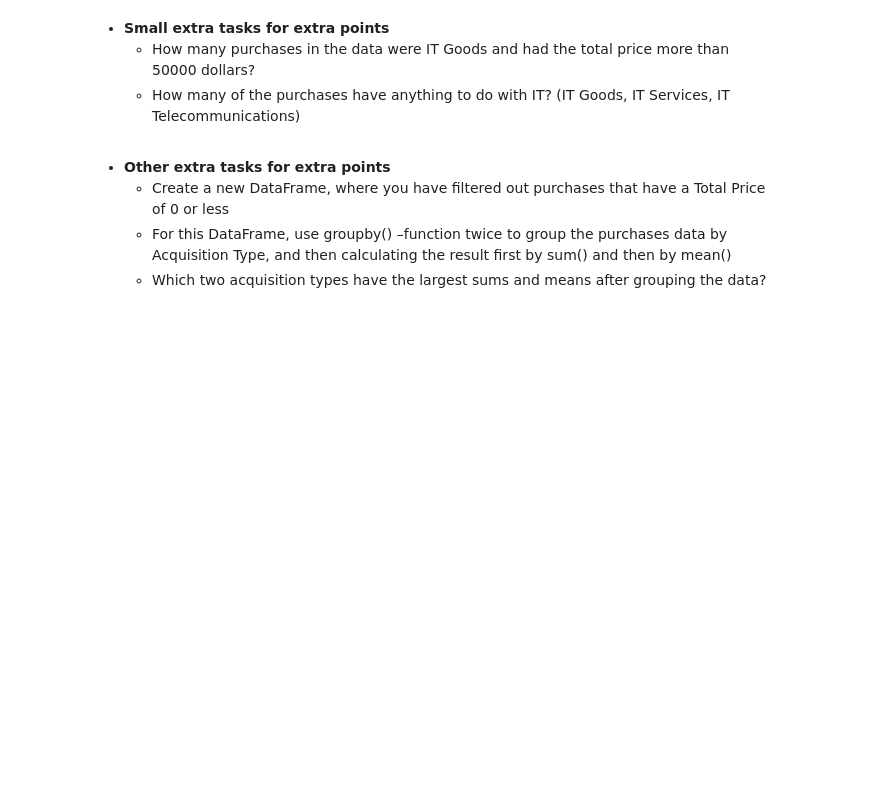
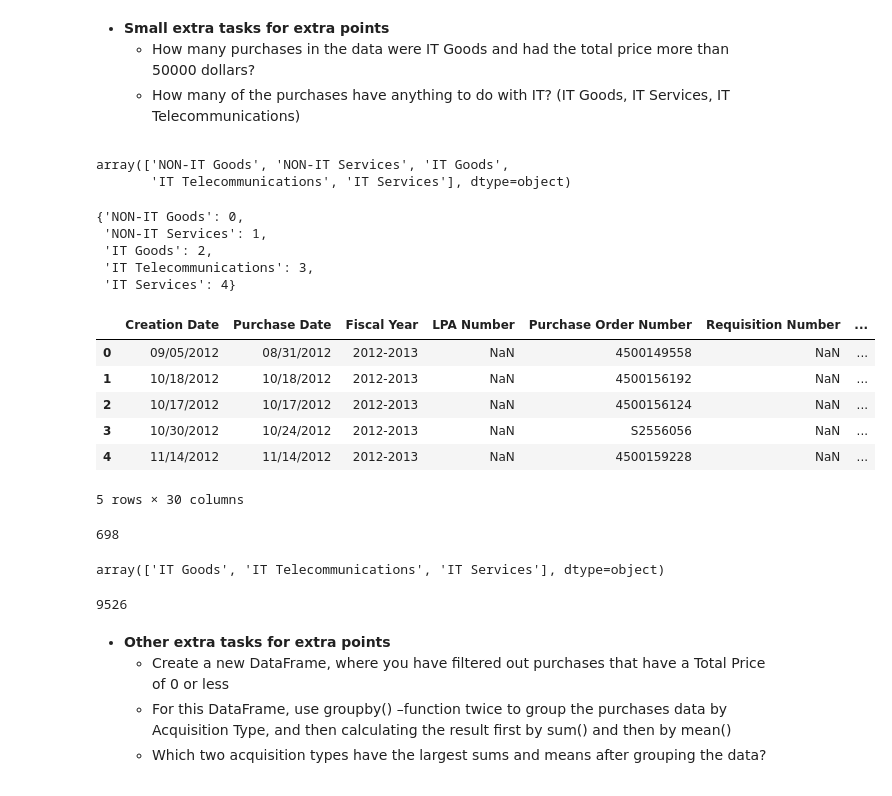
Before and after one commit to jtsillan/DataAnalytics, a Jupyter notebook: exercise_set_2/exercise_set_2.ipynb, the cells around one changed output. Drawn from its saved outputs; the diff is of its cells as text; code cells hidden in the pictures; blank space fills up the shorter version.

```diff
--- a/exercise_set_2/exercise_set_2.ipynb
+++ b/exercise_set_2/exercise_set_2.ipynb
@@ -359,3 +374,58 @@ common_3
+# %%
+# Extra Task
+# How many purchases in the data were IT Goods and had the total price more than 50000 dollars?
+# Check how many 'Acquisition Type' categories are there
+categories = df1['Acquisition Type'].unique()
+categories
+# %% [output]
+array(['NON-IT Goods', 'NON-IT Services', 'IT Goods',
+       'IT Telecommunications', 'IT Services'], dtype=object)
+# %%
+# Populate list with number values 0..4
+cat_values = [x for x in range(5)]
+# Create dictionary with ordinal category from categories and cat_values
+category_mapper = {categories[i]: cat_values[i] for i in range(len(categories))}
+# Check dictionary
+category_mapper
+# %% [output]
+{'NON-IT Goods': 0,
+ 'NON-IT Services': 1,
+ 'IT Goods': 2,
+ 'IT Telecommunications': 3,
+ 'IT Services': 4}
+# %%
+# Create new column for mapping 'Acquisition Type
+df1['Acquisition Value'] = df1['Acquisition Type'].replace(category_mapper)
+df1.head()
+# %% [output]
+|  | Creation Date | Purchase Date | Fiscal Year | LPA Number | Purchase Order Number | Requisition Number | ... |
+| 0 | 09/05/2012 | 08/31/2012 | 2012-2013 | NaN | 4500149558 | NaN | ... |
+| 1 | 10/18/2012 | 10/18/2012 | 2012-2013 | NaN | 4500156192 | NaN | ... |
+| 2 | 10/17/2012 | 10/17/2012 | 2012-2013 | NaN | 4500156124 | NaN | ... |
+| 3 | 10/30/2012 | 10/24/2012 | 2012-2013 | NaN | S2556056 | NaN | ... |
+| 4 | 11/14/2012 | 11/14/2012 | 2012-2013 | NaN | 4500159228 | NaN | ... |
+5 rows × 30 columns
+# %%
+# Now using mapping column query is possible
+purchases = df1.query("`Acquisition Value` == 2 and `Total Price` > 50000")
+# Print length of array
+len(purchases.index)
+# %% [output]
+698
+# %%
+# Extra Task
+# How many of the purchases have anything to do with IT?
+# (IT Goods, IT Services, IT Telecommunications)
+it_purchases = df1.query("`Acquisition Value`.between(2, 4)")
+# Check if query is succesfull
+it_purchases['Acquisition Type'].unique()
+# %% [output]
+array(['IT Goods', 'IT Telecommunications', 'IT Services'], dtype=object)
+# %%
+# Print row count of it_purchases
+len(it_purchases.index)
+# %% [output]
+9526
 # %% [markdown]
 <ul>
 <li><b>Other extra tasks for extra points</b></li>
```
Also changed, not shown: parts of 18 cells of this notebook, 1 other file.
